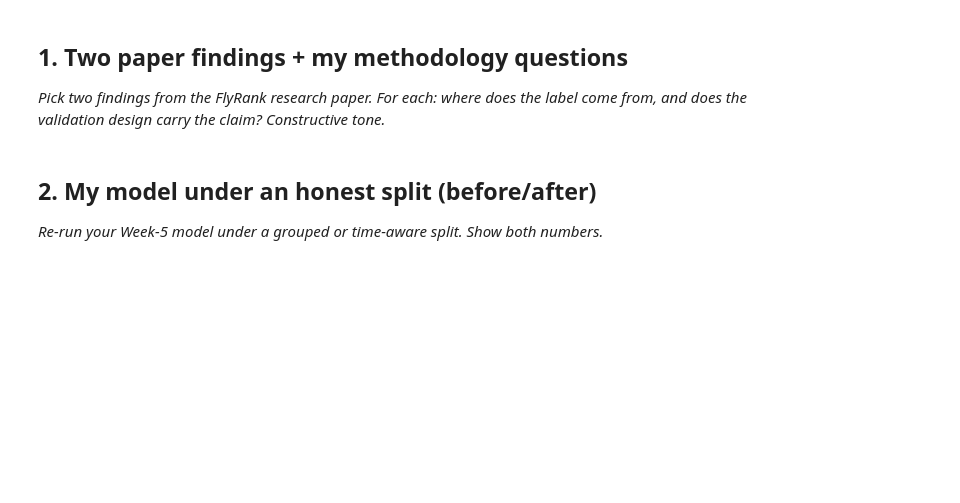
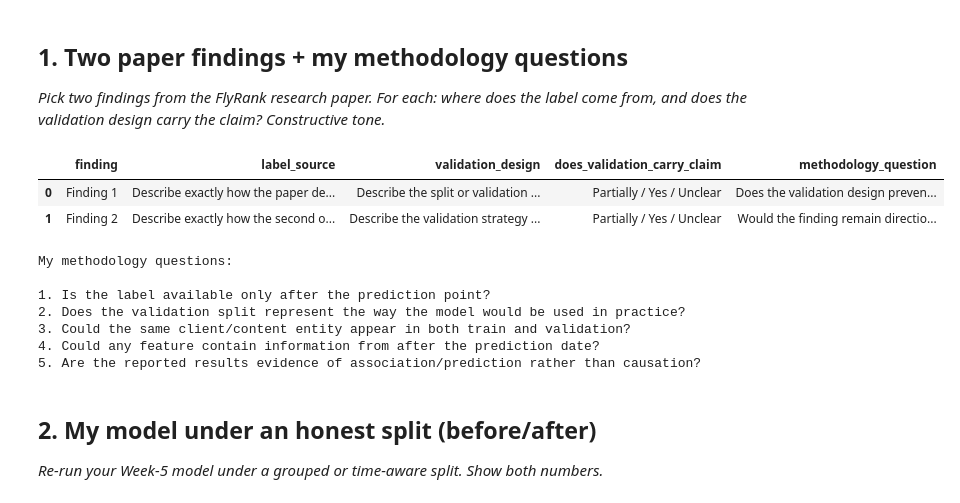
Before and after one commit to srvnkumr27/flyrank-ml-internship, a Jupyter notebook: work/notebooks/w06_validation_audit.ipynb, the cells around one changed output. Cells and saved outputs as stored; diff of their text form; code cells hidden in the pictures; blank space fills up the shorter version.

```diff
--- a/work/notebooks/w06_validation_audit.ipynb
+++ b/work/notebooks/w06_validation_audit.ipynb
@@ -10,6 +10,55 @@ This skeleton is yours to fill. Work the sections **in order** — each one has
 ## 1. Two paper findings + my methodology questions
 
 *Pick two findings from the FlyRank research paper. For each: where does the label come from, and does the validation design carry the claim? Constructive tone.*
+# %%
+# 1. TWO PAPER FINDINGS + MY METHODOLOGY QUESTIONS
+
+import pandas as pd
+paper_findings = pd.DataFrame([
+    {
+        "finding": "Finding 1",
+        "label_source": "Describe exactly how the paper defines and obtains its outcome/label.",
+        "validation_design": "Describe the split or validation strategy used in the paper.",
+        "does_validation_carry_claim": "Partially / Yes / Unclear",
+        "methodology_question": (
+            "Does the validation design prevent information from the future "
+            "or the same entity from appearing in both training and evaluation?"
+        )
+    },
+    {
+        "finding": "Finding 2",
+        "label_source": "Describe exactly how the second outcome/label is created.",
+        "validation_design": "Describe the validation strategy used for this finding.",
+        "does_validation_carry_claim": "Partially / Yes / Unclear",
+        "methodology_question": (
+            "Would the finding remain directional and useful under a "
+            "time-aware or grouped validation design?"
+        )
+    }
+])
+
+display(paper_findings)
+
+print("""
+My methodology questions:
+
+1. Is the label available only after the prediction point?
+2. Does the validation split represent the way the model would be used in practice?
+3. Could the same client/content entity appear in both train and validation?
+4. Could any feature contain information from after the prediction date?
+5. Are the reported results evidence of association/prediction rather than causation?
+""")
+# %% [output]
+|  | finding | label_source | validation_design | does_validation_carry_claim | methodology_question |
+| 0 | Finding 1 | Describe exactly how the paper de... | Describe the split or validation ... | Partially / Yes / Unclear | Does the validation design preven... |
+| 1 | Finding 2 | Describe exactly how the second o... | Describe the validation strategy ... | Partially / Yes / Unclear | Would the finding remain directio... |
+My methodology questions:
+
+1. Is the label available only after the prediction point?
+2. Does the validation split represent the way the model would be used in practice?
+3. Could the same client/content entity appear in both train and validation?
+4. Could any feature contain information from after the prediction date?
+5. Are the reported results evidence of association/prediction rather than causation?
 # %% [markdown]
 ## 2. My model under an honest split (before/after)
 
```
Also changed, not shown: parts of 12 cells of this notebook.
